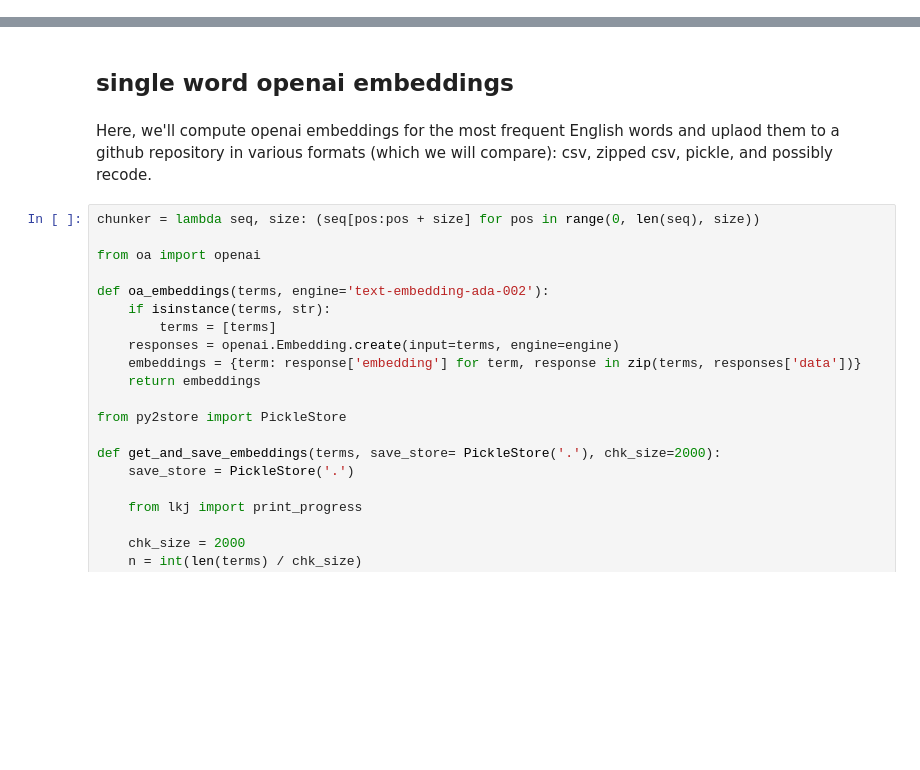
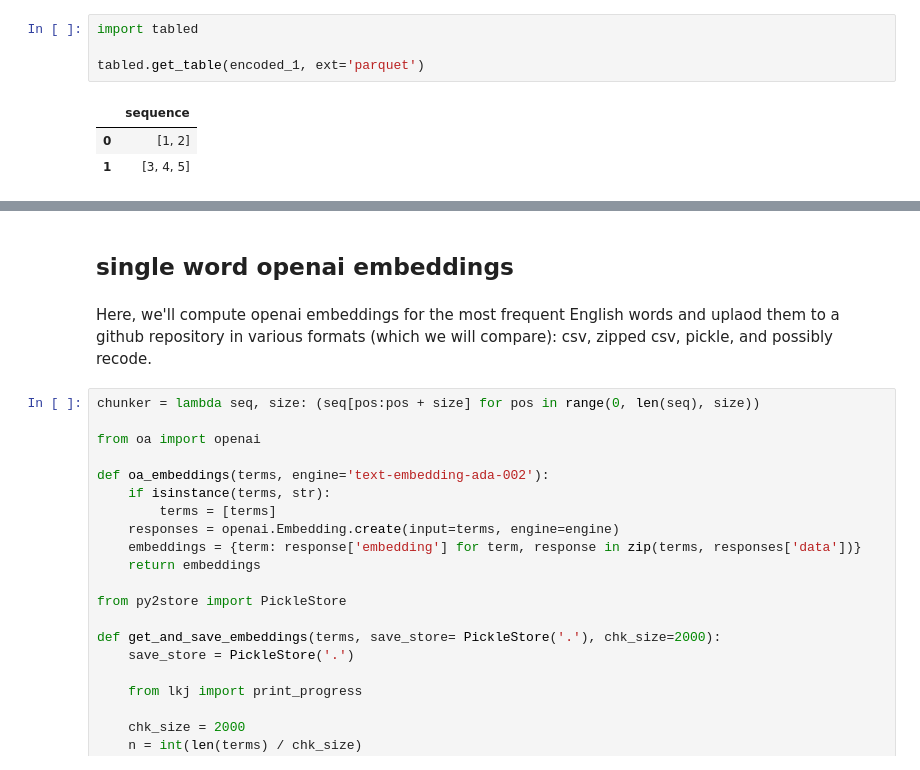
Before and after one commit to thorwhalen/imbed, a Jupyter notebook: misc/openai_embeddings.ipynb, the cells around one changed output, grey strips where cells are left out. Saved outputs shown, nothing was run; the diff lists cells and outputs as text; blank space fills up the shorter version.

```diff
--- a/misc/openai_embeddings.ipynb
+++ b/misc/openai_embeddings.ipynb
@@ -0,0 +284,8 @@
+# %%
+import tabled
+
+tabled.get_table(encoded_1, ext='parquet')
+# %% [output]
+|  | sequence |
+| 0 | [1, 2] |
+| 1 | [3, 4, 5] |
```
Also changed, not shown: parts of 53 cells of this notebook, 16 other files.
